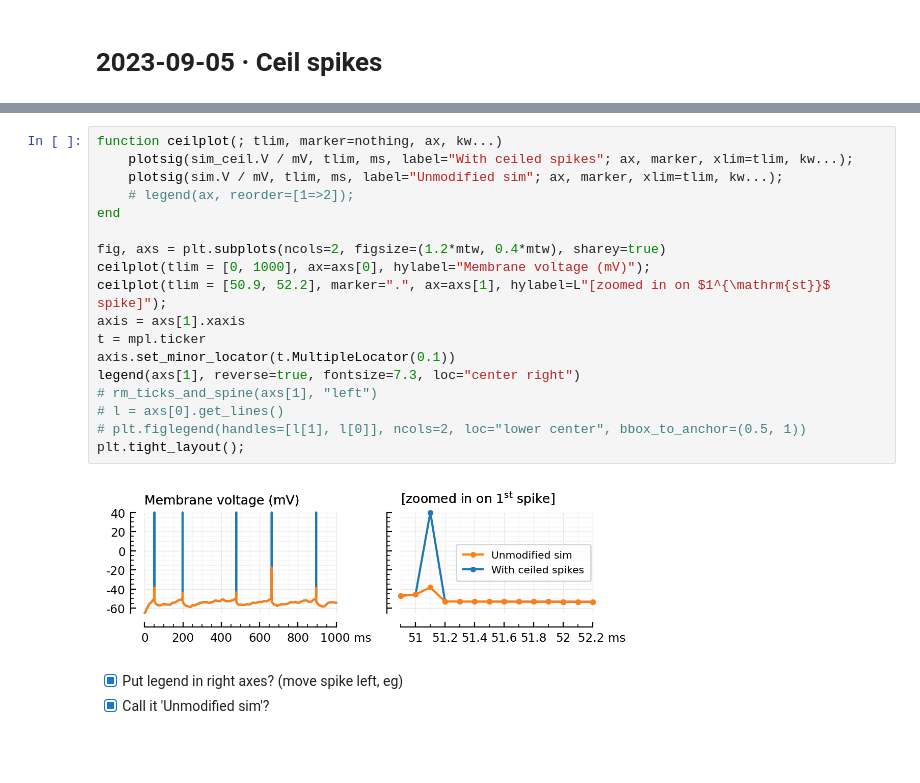
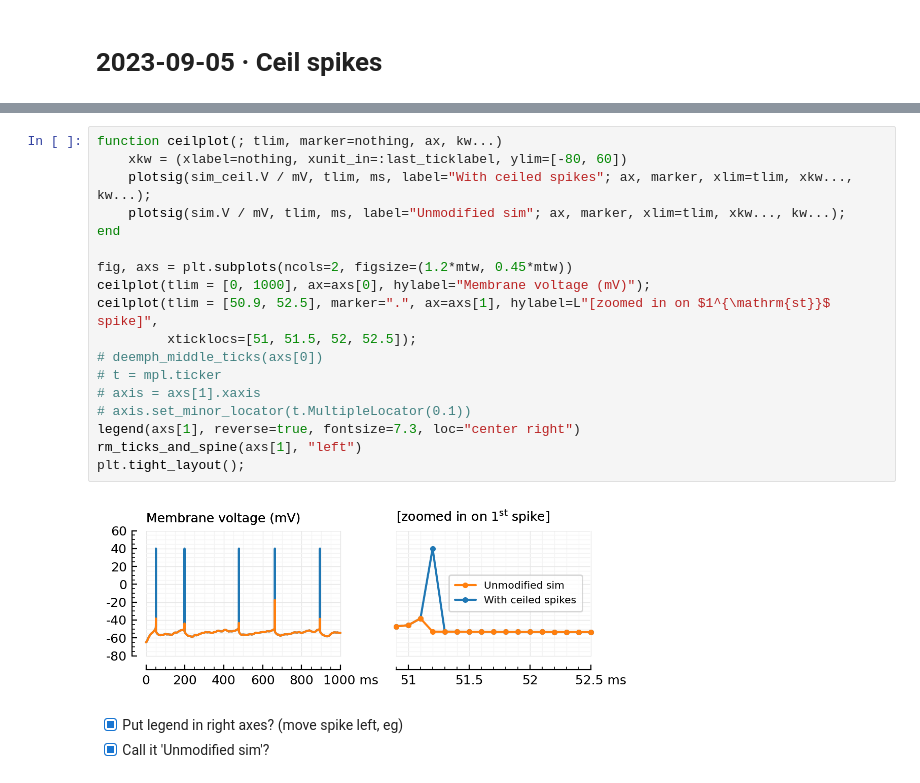
Before and after one commit to tfiers/phd, a Jupyter notebook: _sources/nb/2023-09-05__ceil_spikes.ipynb, the cells around one changed output, grey strips where cells are left out. Drawn from its saved outputs; the diff is of its cells as text; blank space fills up the shorter version.

```diff
--- a/_sources/nb/2023-09-05__ceil_spikes.ipynb
+++ b/_sources/nb/2023-09-05__ceil_spikes.ipynb
@@ -26,24 +28,24 @@ using Sciplotlib … ✔ (0.8 s)
 using PhDPlots … ✔
 # %%
 function ceilplot(; tlim, marker=nothing, ax, kw...)
-    plotsig(sim_ceil.V / mV, tlim, ms, label="With ceiled spikes"; ax, marker, xlim=tlim, kw...);
-    plotsig(sim.V / mV, tlim, ms, label="Unmodified sim"; ax, marker, xlim=tlim, kw...);
-    # legend(ax, reorder=[1=>2]);
+    xkw = (xlabel=nothing, xunit_in=:last_ticklabel, ylim=[-80, 60])
+    plotsig(sim_ceil.V / mV, tlim, ms, label="With ceiled spikes"; ax, marker, xlim=tlim, xkw..., kw...);
+    plotsig(sim.V / mV, tlim, ms, label="Unmodified sim"; ax, marker, xlim=tlim, xkw..., kw...);
 end
 
-fig, axs = plt.subplots(ncols=2, figsize=(1.2*mtw, 0.4*mtw), sharey=true)
+fig, axs = plt.subplots(ncols=2, figsize=(1.2*mtw, 0.45*mtw))
 ceilplot(tlim = [0, 1000], ax=axs[0], hylabel="Membrane voltage (mV)");
-ceilplot(tlim = [50.9, 52.2], marker=".", ax=axs[1], hylabel=L"[zoomed in on $1^{\mathrm{st}}$ spike]");
-axis = axs[1].xaxis
-t = mpl.ticker
-axis.set_minor_locator(t.MultipleLocator(0.1))
+ceilplot(tlim = [50.9, 52.5], marker=".", ax=axs[1], hylabel=L"[zoomed in on $1^{\mathrm{st}}$ spike]",
+         xticklocs=[51, 51.5, 52, 52.5]);
+# deemph_middle_ticks(axs[0])
+# t = mpl.ticker
+# axis = axs[1].xaxis
+# axis.set_minor_locator(t.MultipleLocator(0.1))
 legend(axs[1], reverse=true, fontsize=7.3, loc="center right")
-# rm_ticks_and_spine(axs[1], "left")
-# l = axs[0].get_lines()
-# plt.figlegend(handles=[l[1], l[0]], ncols=2, loc="lower center", bbox_to_anchor=(0.5, 1))
+rm_ticks_and_spine(axs[1], "left")
 plt.tight_layout();
 # %% [output]
-[figure, old version]
+[figure, new version]
 # %% [markdown]
 - [x] Put legend in right axes? (move spike left, eg)
 - [x] Call it 'Unmodified sim'?
```
Also changed, not shown: parts of 4 cells of this notebook, 3 other files.
